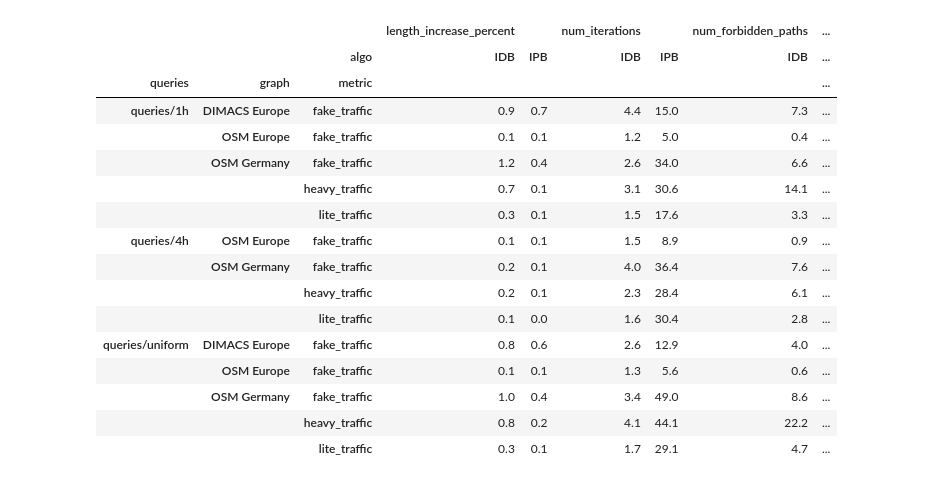
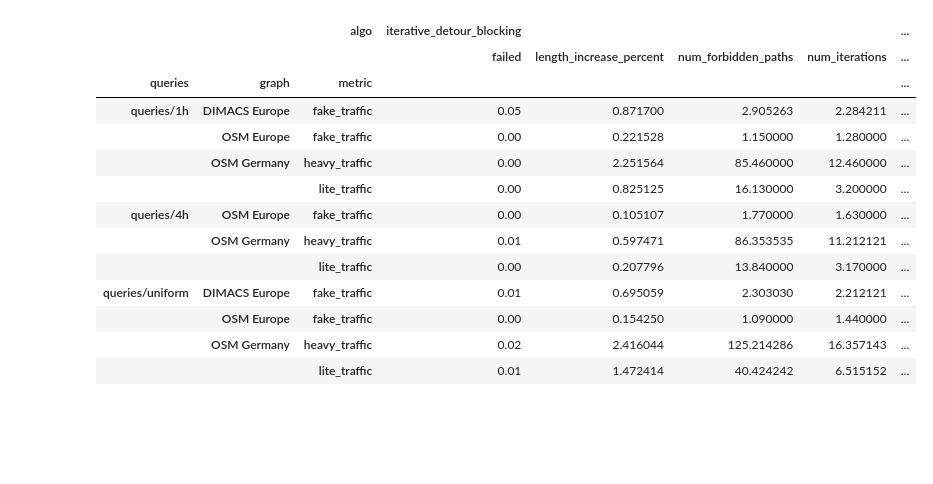
Before and after one commit to kit-algo/traffic_aware, a Jupyter notebook: eval/instances.ipynb, the cells around one changed output. Drawn from its saved outputs; the diff is of its cells as text; code cells hidden in the pictures; blank space fills up the shorter version.

```diff
--- a/eval/instances.ipynb
+++ b/eval/instances.ipynb
@@ -14,28 +14,29 @@ data = [json.load(open(path)) for path in paths]
 # %%
 queries = pd.DataFrame.from_records([{
     **algo,
-    'algo': 'IPB' if 'total_queue_pops' in algo else 'IDB',
     'graph': path_to_graph(run['args'][1]),
     'metric': run['live_weight_file'],
     'queries': run['queries'],
 } for run in data for algo in run['algo_runs']])
+queries['nontrivial'] = queries['num_iterations'] > 1
 # %%
-queries.groupby(['queries', 'graph', 'metric', 'algo']).mean()[['length_increase_percent', 'num_iterations', 'num_forbidden_paths', 'running_time_ms', 'failed']].unstack().round(1)
+queries_sub = queries.query("~(graph == 'OSM Germany' & metric == 'fake_traffic')")
+queries_sub.query("~failed").groupby(['queries', 'graph', 'metric', 'algo']) \
+    .mean()[['length_increase_percent', 'num_iterations', 'num_forbidden_paths', 'running_time_ms']] \
+    .join(queries_sub.groupby(['queries', 'graph', 'metric', 'algo']).mean()[['failed']]) \
+    .unstack().swaplevel(axis='columns').sort_index(axis='columns')
 # %% [output]
-|  |  |  | length_increase_percent |  | num_iterations |  | num_forbidden_paths | ... |
-|  |  | algo | IDB | IPB | IDB | IPB | IDB | ... |
-| queries | graph | metric |  |  |  |  |  | ... |
-| queries/1h | DIMACS Europe | fake_traffic | 0.9 | 0.7 | 4.4 | 15.0 | 7.3 | ... |
-|  | OSM Europe | fake_traffic | 0.1 | 0.1 | 1.2 | 5.0 | 0.4 | ... |
-|  | OSM Germany | fake_traffic | 1.2 | 0.4 | 2.6 | 34.0 | 6.6 | ... |
-|  |  | heavy_traffic | 0.7 | 0.1 | 3.1 | 30.6 | 14.1 | ... |
-|  |  | lite_traffic | 0.3 | 0.1 | 1.5 | 17.6 | 3.3 | ... |
-| queries/4h | OSM Europe | fake_traffic | 0.1 | 0.1 | 1.5 | 8.9 | 0.9 | ... |
-|  | OSM Germany | fake_traffic | 0.2 | 0.1 | 4.0 | 36.4 | 7.6 | ... |
-|  |  | heavy_traffic | 0.2 | 0.1 | 2.3 | 28.4 | 6.1 | ... |
-|  |  | lite_traffic | 0.1 | 0.0 | 1.6 | 30.4 | 2.8 | ... |
-| queries/uniform | DIMACS Europe | fake_traffic | 0.8 | 0.6 | 2.6 | 12.9 | 4.0 | ... |
-|  | OSM Europe | fake_traffic | 0.1 | 0.1 | 1.3 | 5.6 | 0.6 | ... |
-|  | OSM Germany | fake_traffic | 1.0 | 0.4 | 3.4 | 49.0 | 8.6 | ... |
-|  |  | heavy_traffic | 0.8 | 0.2 | 4.1 | 44.1 | 22.2 | ... |
-|  |  | lite_traffic | 0.3 | 0.1 | 1.7 | 29.1 | 4.7 | ... |
+|  |  | algo | iterative_detour_blocking |  |  |  | ... |
+|  |  |  | failed | length_increase_percent | num_forbidden_paths | num_iterations | ... |
+| queries | graph | metric |  |  |  |  | ... |
+| queries/1h | DIMACS Europe | fake_traffic | 0.05 | 0.871700 | 2.905263 | 2.284211 | ... |
+|  | OSM Europe | fake_traffic | 0.00 | 0.221528 | 1.150000 | 1.280000 | ... |
+|  | OSM Germany | heavy_traffic | 0.00 | 2.251564 | 85.460000 | 12.460000 | ... |
+|  |  | lite_traffic | 0.00 | 0.825125 | 16.130000 | 3.200000 | ... |
+| queries/4h | OSM Europe | fake_traffic | 0.00 | 0.105107 | 1.770000 | 1.630000 | ... |
+|  | OSM Germany | heavy_traffic | 0.01 | 0.597471 | 86.353535 | 11.212121 | ... |
+|  |  | lite_traffic | 0.00 | 0.207796 | 13.840000 | 3.170000 | ... |
+| queries/uniform | DIMACS Europe | fake_traffic | 0.01 | 0.695059 | 2.303030 | 2.212121 | ... |
+|  | OSM Europe | fake_traffic | 0.00 | 0.154250 | 1.090000 | 1.440000 | ... |
+|  | OSM Germany | heavy_traffic | 0.02 | 2.416044 | 125.214286 | 16.357143 | ... |
+|  |  | lite_traffic | 0.01 | 1.472414 | 40.424242 | 6.515152 | ... |
```
Also changed, not shown: 2 other files.
